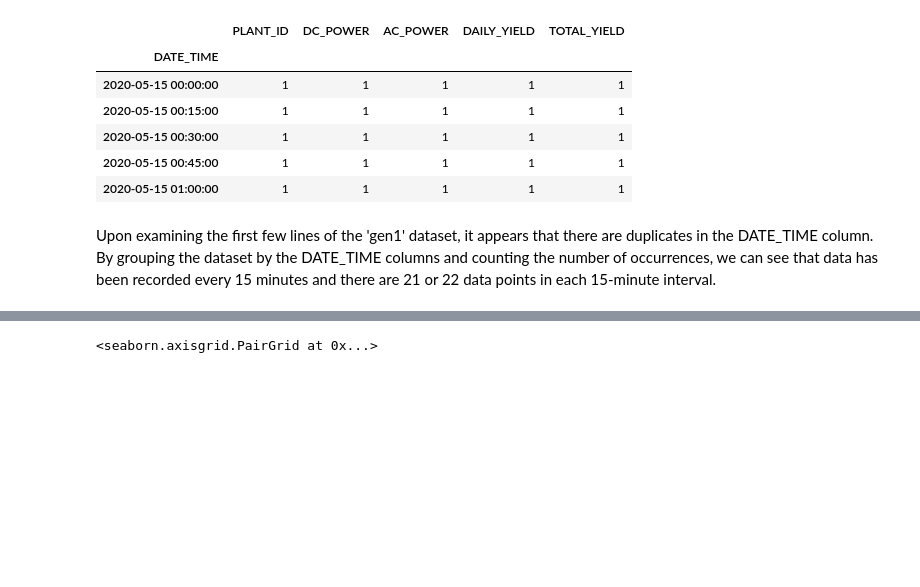
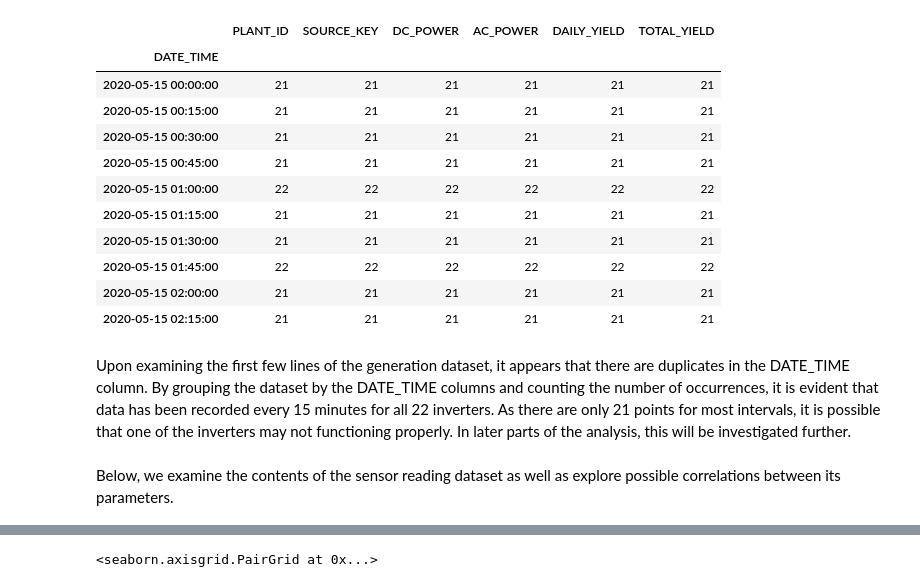
Before and after one commit to sedimir/SediMir, a Jupyter notebook: solar-power-generation.ipynb, the cells around one changed output, grey strips where cells are left out. Cells and saved outputs as stored; diff of their text form; code cells hidden in the pictures; blank space fills up the shorter version.

```diff
--- a/solar-power-generation.ipynb
+++ b/solar-power-generation.ipynb
@@ -33,7 +35,6 @@ import matplotlib.dates as mdates
 # %%
 custom_date_parser = lambda x: datetime.strptime(x, '%d-%m-%Y %H:%M')
-gen1=pd.read_csv('/kaggle/input/solar-power-generation-data/Plant_1_Generation_Data.csv',index_col='DATE_TIME', parse_dates=['DATE_TIME'], date_parser=custom_date_parser)
-gen1=gen1.resample('15min').sum()
+gen=pd.read_csv('/kaggle/input/solar-power-generation-data/Plant_1_Generation_Data.csv',index_col='DATE_TIME', parse_dates=['DATE_TIME'], date_parser=custom_date_parser)
 
-gen1.head()
+gen.head(5)
 # %% [output]
@@ -47,12 +72,20 @@ gen1.head()
 # %%
-gen1.groupby('DATE_TIME').count().head()
+gen.groupby('DATE_TIME').count().head(10)
 # %% [output]
-|  | PLANT_ID | DC_POWER | AC_POWER | DAILY_YIELD | TOTAL_YIELD |
-| DATE_TIME |  |  |  |  |  |
-| 2020-05-15 00:00:00 | 1 | 1 | 1 | 1 | 1 |
-| 2020-05-15 00:15:00 | 1 | 1 | 1 | 1 | 1 |
-| 2020-05-15 00:30:00 | 1 | 1 | 1 | 1 | 1 |
-| 2020-05-15 00:45:00 | 1 | 1 | 1 | 1 | 1 |
-| 2020-05-15 01:00:00 | 1 | 1 | 1 | 1 | 1 |
+|  | PLANT_ID | SOURCE_KEY | DC_POWER | AC_POWER | DAILY_YIELD | TOTAL_YIELD |
+| DATE_TIME |  |  |  |  |  |  |
+| 2020-05-15 00:00:00 | 21 | 21 | 21 | 21 | 21 | 21 |
+| 2020-05-15 00:15:00 | 21 | 21 | 21 | 21 | 21 | 21 |
+| 2020-05-15 00:30:00 | 21 | 21 | 21 | 21 | 21 | 21 |
+| 2020-05-15 00:45:00 | 21 | 21 | 21 | 21 | 21 | 21 |
+| 2020-05-15 01:00:00 | 22 | 22 | 22 | 22 | 22 | 22 |
+| 2020-05-15 01:15:00 | 21 | 21 | 21 | 21 | 21 | 21 |
+| 2020-05-15 01:30:00 | 21 | 21 | 21 | 21 | 21 | 21 |
+| 2020-05-15 01:45:00 | 22 | 22 | 22 | 22 | 22 | 22 |
+| 2020-05-15 02:00:00 | 21 | 21 | 21 | 21 | 21 | 21 |
+| 2020-05-15 02:15:00 | 21 | 21 | 21 | 21 | 21 | 21 |
 # %% [markdown]
-<font size='+1'>  Upon examining the first few lines of the 'gen1' dataset, it appears that there are duplicates in the DATE_TIME column. By grouping the dataset by the DATE_TIME columns and counting the number of occurrences, we can see that data has been recorded every 15 minutes and there are 21 or 22 data points in each 15-minute interval. </font>
+<font size='+1'>  Upon examining the first few lines of the generation dataset, it appears that there are duplicates in the DATE_TIME column. By grouping the dataset by the DATE_TIME columns and counting the number of occurrences, it is evident that data has been recorded every 15 minutes for all 22 inverters. As there are only 21 points for most intervals, it is possible that one of the inverters may not functioning properly. In later parts of the analysis, this will be investigated further.   </font>
+# %% [markdown]
+<font size='+1'>
+ Below, we examine the contents of the sensor reading dataset as well as explore possible correlations between its parameters.  </font>
```
Also changed, not shown: parts of 17 cells of this notebook.
